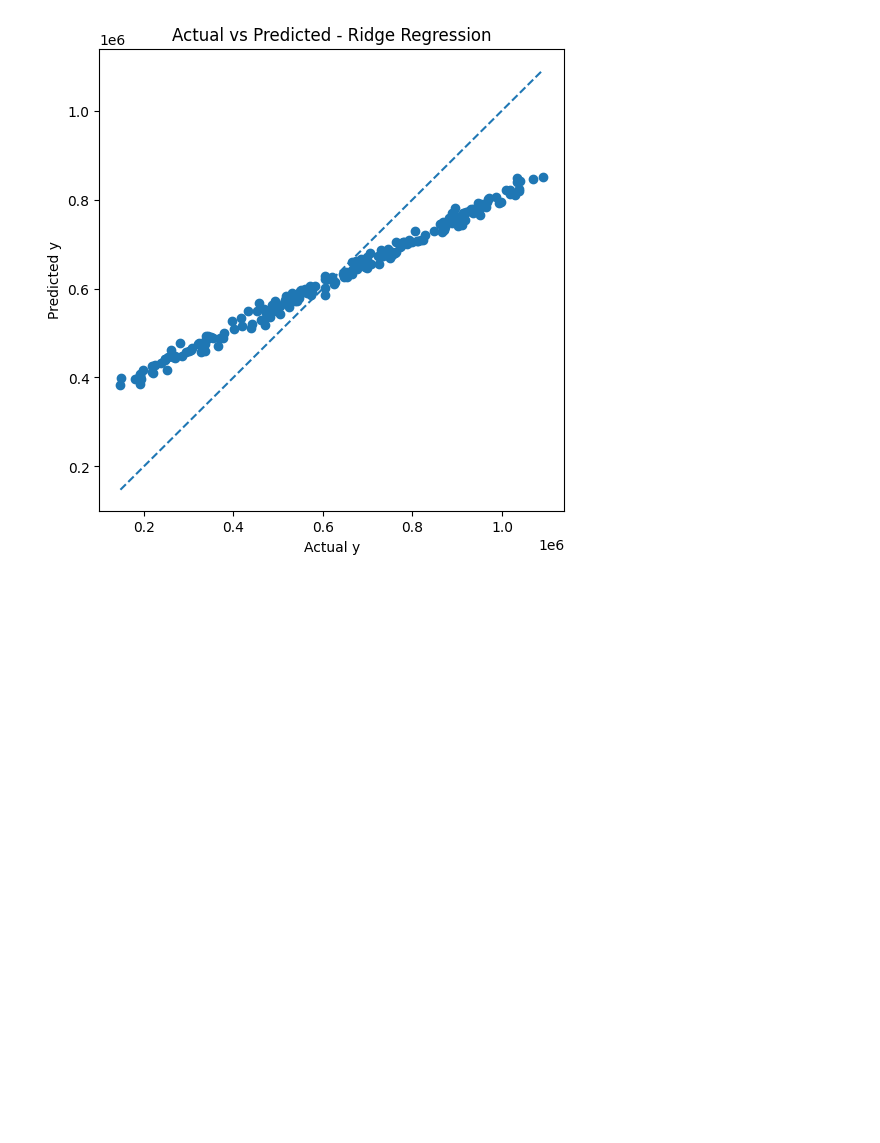
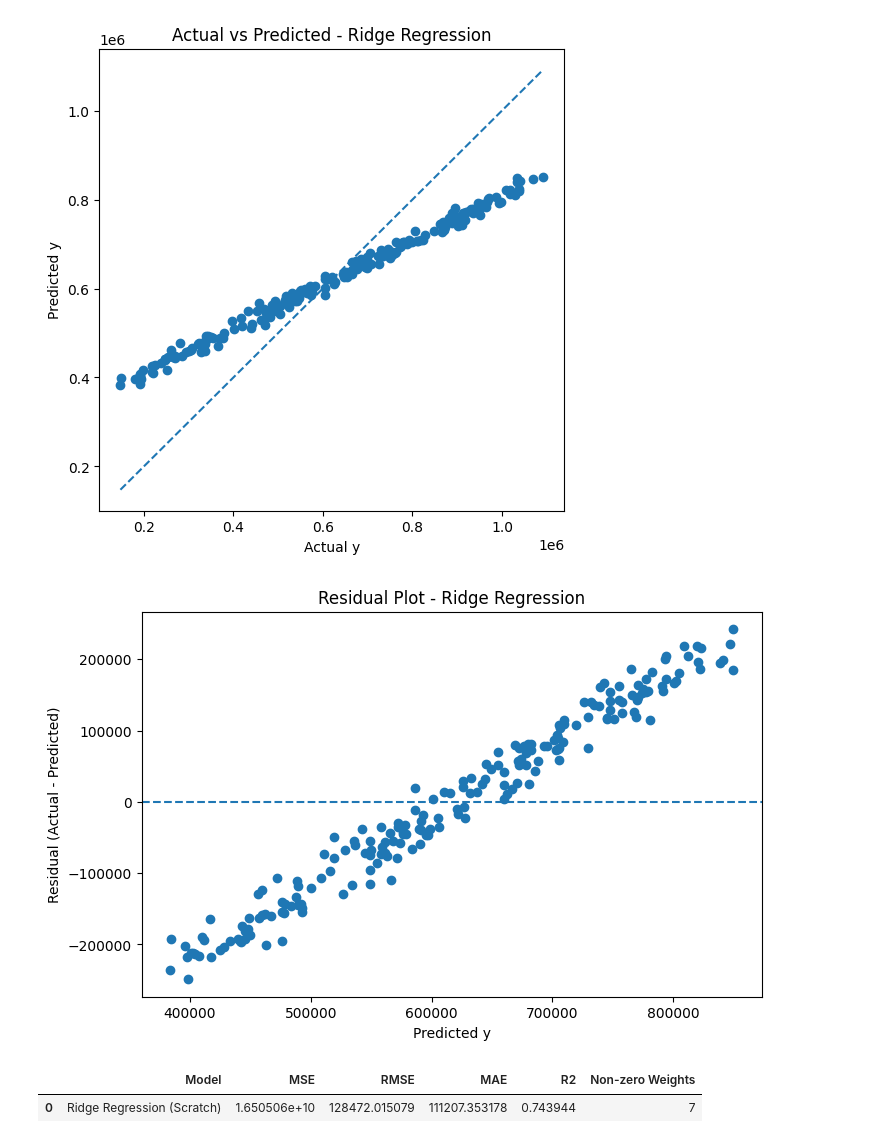
Before and after one commit to saideepa05/ml_algorithms, a Jupyter notebook: regression/ridge regression/ridge_regression.ipynb, the cells around one changed output. Saved outputs shown, nothing was run; the diff lists cells and outputs as text; code cells hidden in the pictures; blank space fills up the shorter version.

```diff
--- a/regression/ridge regression/ridge_regression.ipynb
+++ b/regression/ridge regression/ridge_regression.ipynb
@@ -125,3 +125,29 @@ plt.ylabel("Predicted y")
 plt.show()
 # %% [output]
 [figure]
+# %%
+residuals_ridge = y_test.values - y_pred_ridge
+
+plt.figure(figsize=(8, 5))
+plt.scatter(y_pred_ridge, residuals_ridge)
+plt.axhline(0, linestyle='--')
+plt.title("Residual Plot - Ridge Regression")
+plt.xlabel("Predicted y")
+plt.ylabel("Residual (Actual - Predicted)")
+plt.show()
+# %% [output]
+[figure, added]
+# %%
+ridge_results = pd.DataFrame([{
+    "Model": "Ridge Regression (Scratch)",
+    "MSE": mse_ridge,
+    "RMSE": rmse_ridge,
+    "MAE": mae_ridge,
+    "R2": r2_ridge,
+    "Non-zero Weights": np.sum(np.abs(ridge.weights) > 1e-8)
+}])
+
+ridge_results
+# %% [output]
+|  | Model | MSE | RMSE | MAE | R2 | Non-zero Weights |
+| 0 | Ridge Regression (Scratch) | 1.650506e+10 | 128472.015079 | 111207.353178 | 0.743944 | 7 |
```
Also changed, not shown: 2 other files.
